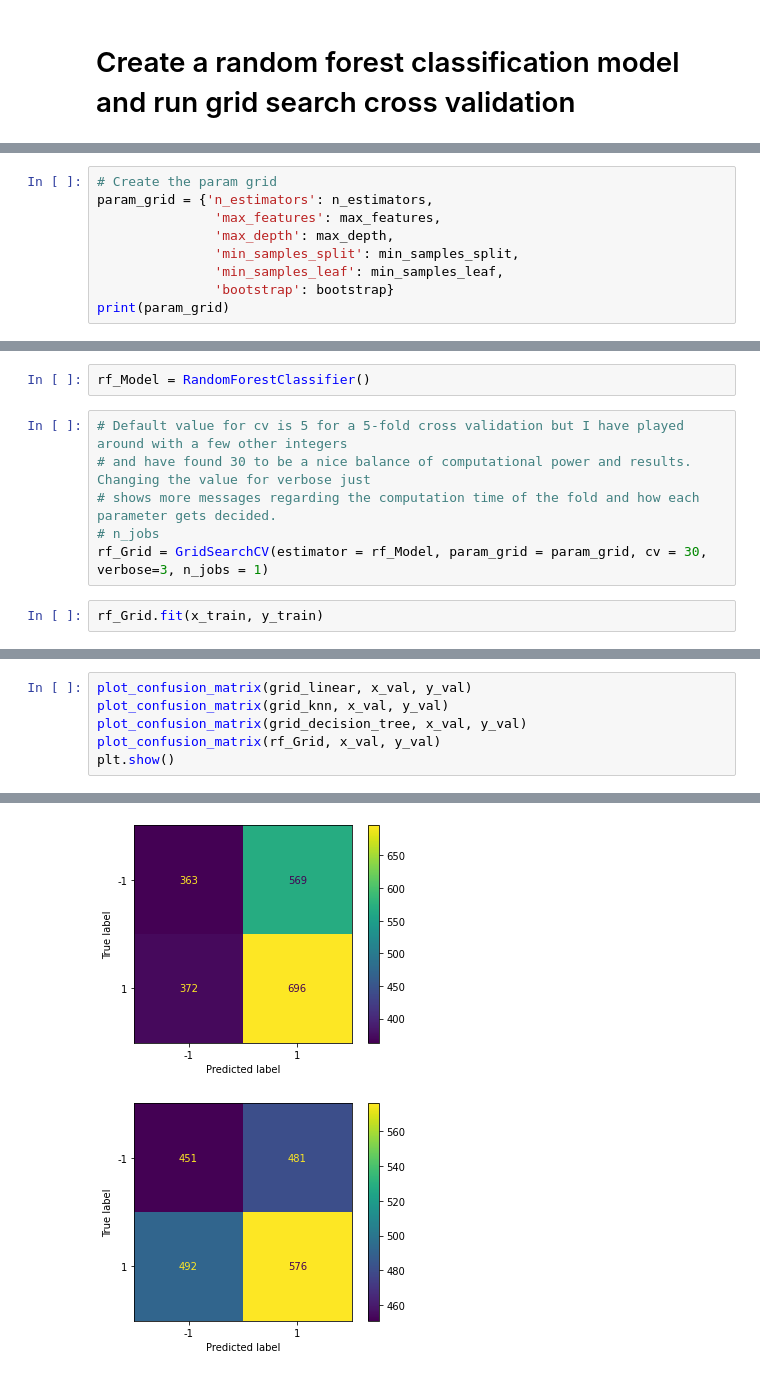
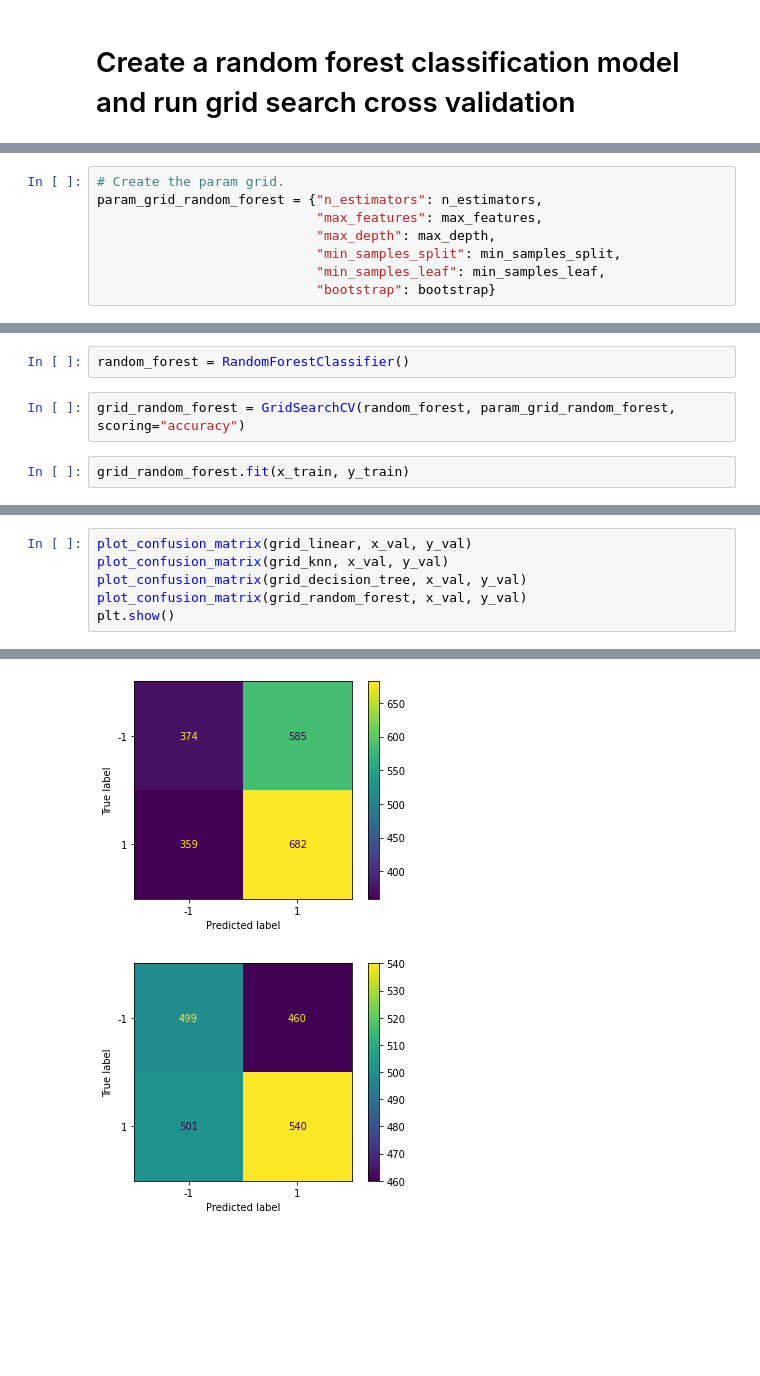
Before and after one commit to bvanhoewijk/ML2022, a Jupyter notebook: src/models/run_models.ipynb, the cells around one changed output, grey strips where cells are left out. Saved outputs shown, nothing was run; the diff lists cells and outputs as text; blank space fills up the shorter version.

```diff
--- a/src/models/run_models.ipynb
+++ b/src/models/run_models.ipynb
@@ -300,10 +280,9 @@ min_samples_leaf = [1, 2]
 bootstrap = [True, False]
 # %%
-# Create the param grid
-param_grid = {'n_estimators': n_estimators,
-               'max_features': max_features,
-               'max_depth': max_depth,
-               'min_samples_split': min_samples_split,
-               'min_samples_leaf': min_samples_leaf,
-               'bootstrap': bootstrap}
-print(param_grid)
+# Create the param grid.
+param_grid_random_forest = {"n_estimators": n_estimators,
+                            "max_features": max_features,
+                            "max_depth": max_depth,
+                            "min_samples_split": min_samples_split,
+                            "min_samples_leaf": min_samples_leaf,
+                            "bootstrap": bootstrap}
@@ -312,11 +289,7 @@ print(param_grid)
 # %%
-rf_Model = RandomForestClassifier()
+random_forest = RandomForestClassifier()
 # %%
-# Default value for cv is 5 for a 5-fold cross validation but I have played around with a few other integers
-# and have found 30 to be a nice balance of computational power and results. Changing the value for verbose just
-# shows more messages regarding the computation time of the fold and how each parameter gets decided.
-# n_jobs
-rf_Grid = GridSearchCV(estimator = rf_Model, param_grid = param_grid, cv = 30, verbose=3, n_jobs = 1)
+grid_random_forest = GridSearchCV(random_forest, param_grid_random_forest, scoring="accuracy")
 # %%
-rf_Grid.fit(x_train, y_train)
+grid_random_forest.fit(x_train, y_train)
 # %% [output]
@@ -399,6 +344,6 @@ LINEAR MODEL ACCURACY: 0.5375
 plot_confusion_matrix(grid_linear, x_val, y_val)
 plot_confusion_matrix(grid_knn, x_val, y_val)
 plot_confusion_matrix(grid_decision_tree, x_val, y_val)
-plot_confusion_matrix(rf_Grid, x_val, y_val)
+plot_confusion_matrix(grid_random_forest, x_val, y_val)
 plt.show()
 # %% [output]
@@ -406,2 +351,2 @@ plt.show()
-[figure, old version]
+[figure, new version]
-[figure, old version]
+[figure, new version]
```
Also changed, not shown: parts of 22 cells of this notebook.
